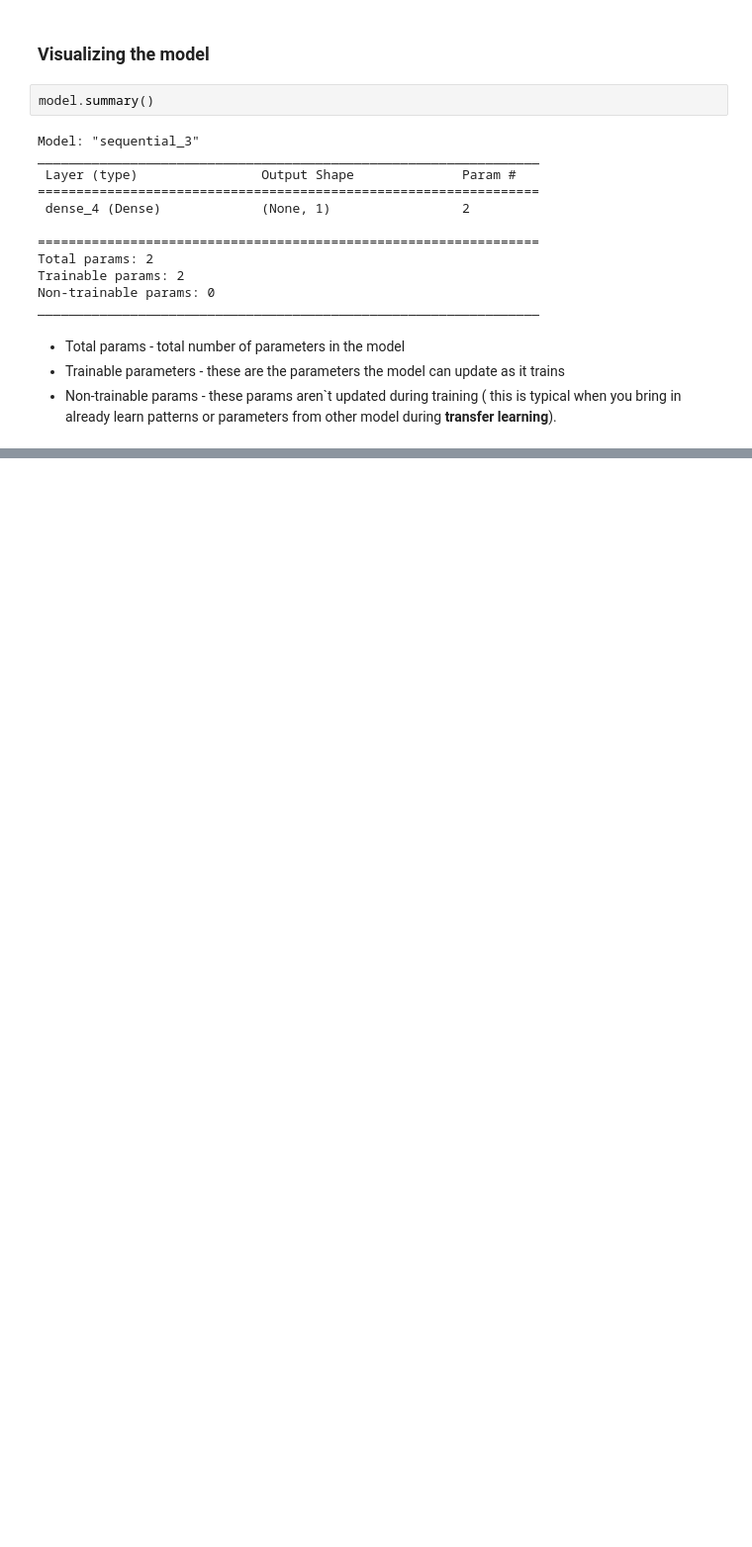
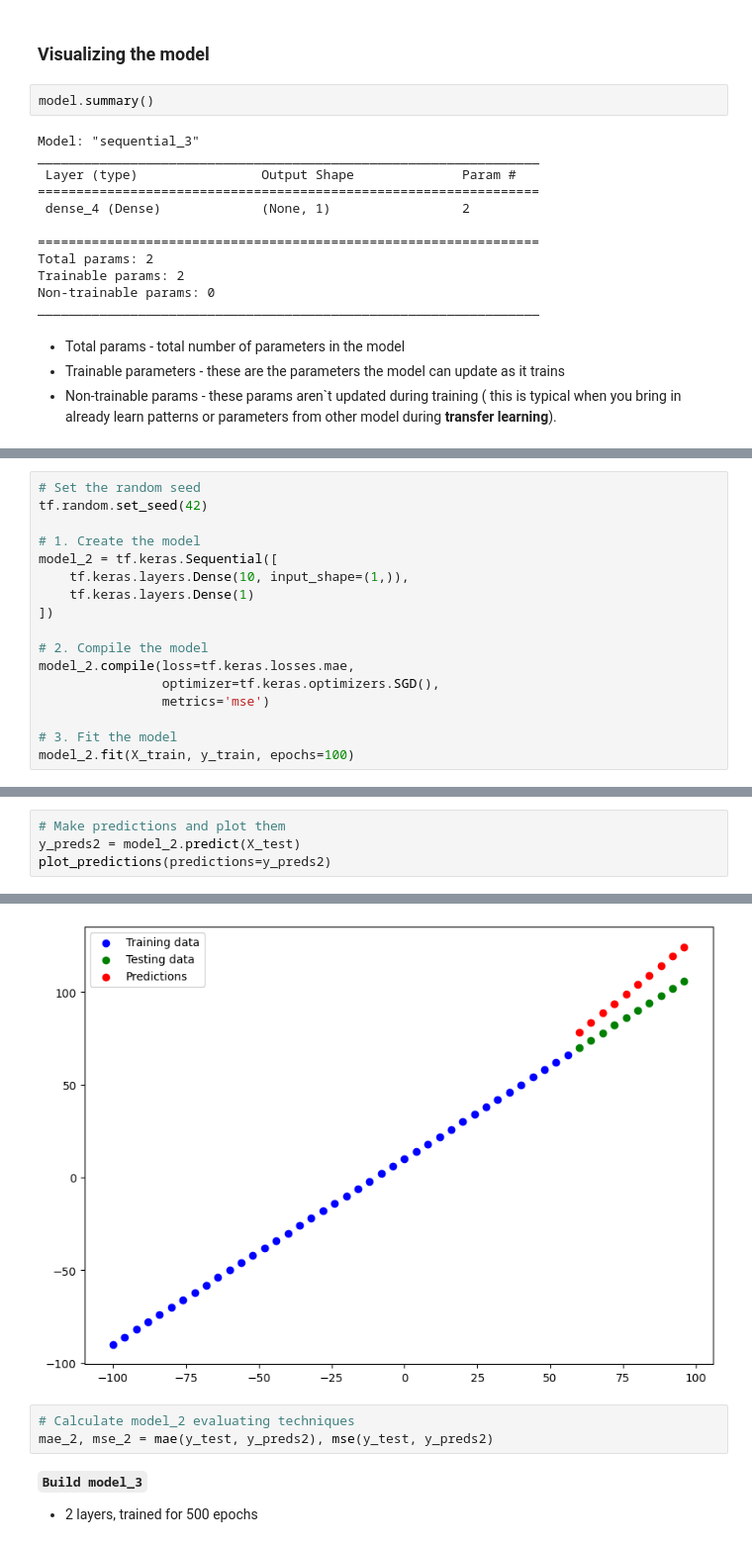
Before and after one commit to gleblevchyshyn/TensorflowLearning, a Jupyter notebook: 01_neural_network_regression_with_tensorflow_video.ipynb, the cells around one changed output, grey strips where cells are left out. Shown: that part at 99% size. Drawn from its saved outputs; the diff is of its cells as text; blank space fills up the shorter version.

```diff
--- a/01_neural_network_regression_with_tensorflow_video.ipynb
+++ b/01_neural_network_regression_with_tensorflow_video.ipynb
@@ -332,0 +488,17 @@ _________________________________________________________________
+# %%
+# Set the random seed
+tf.random.set_seed(42)
+
+# 1. Create the model
+model_2 = tf.keras.Sequential([
+    tf.keras.layers.Dense(10, input_shape=(1,)),
+    tf.keras.layers.Dense(1)
+])
+
+# 2. Compile the model
+model_2.compile(loss=tf.keras.losses.mae,
+                optimizer=tf.keras.optimizers.SGD(),
+                metrics='mse')
+
+# 3. Fit the model
+model_2.fit(X_train, y_train, epochs=100)
@@ -332,0 +524,5 @@ _________________________________________________________________
+# %%
+# Make predictions and plot them
+y_preds2 = model_2.predict(X_test)
+plot_predictions(predictions=y_preds2)
+# %% [output]
@@ -332,0 +531,8 @@ _________________________________________________________________
+[figure, added]
+# %%
+# Calculate model_2 evaluating techniques
+mae_2, mse_2 = mae(y_test, y_preds2), mse(y_test, y_preds2)
+# %% [markdown]
+**`Build model_3`**
+
+* 2 layers, trained for 500 epochs
```
Also changed, not shown: parts of 36 cells of this notebook.
